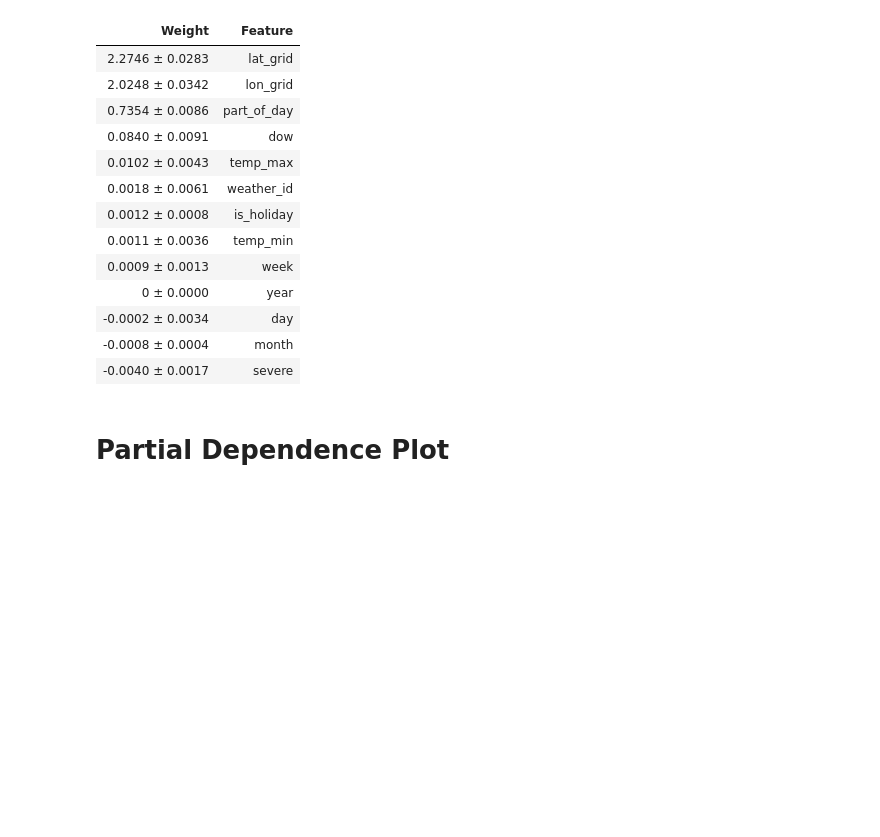
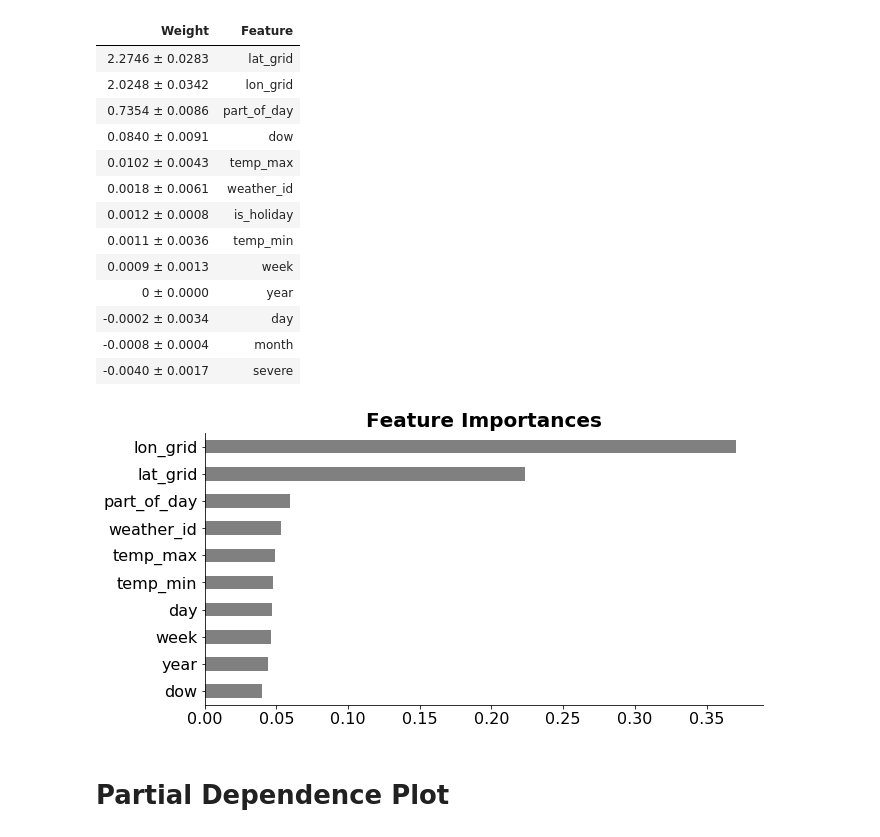
Before and after one commit to BrianThomasRoss/Predictive911, a Jupyter notebook: notebooks/model_and_predictions.ipynb, the cells around one changed output. Saved outputs shown, nothing was run; the diff lists cells and outputs as text; code cells hidden in the pictures; blank space fills up the shorter version.

```diff
--- a/notebooks/model_and_predictions.ipynb
+++ b/notebooks/model_and_predictions.ipynb
@@ -466,6 +487,28 @@ eli5.show_weights(permuter, top=None, feature_names=feature_names)
 | -0.0002 ± 0.0034 | day |
 | -0.0008 ± 0.0004 | month |
 | -0.0040 ± 0.0017 | severe |
+# %%
+rf = pipeline.named_steps['randomforestregressor']
+importances = pd.Series(rf.feature_importances_, X_train.columns)
+
+# Plot feature importances
+n = 10
+fig, ax = plt.subplots(figsize=(10,n/2))
+# ax.figure(figsize=(10,n/2))
+plt.title('Feature Importances',
+          fontsize=20,
+          fontweight='bold')
+
+ax.set_facecolor(color='none')
+
+ax.spines['right'].set_visible(False)
+ax.spines['top'].set_visible(False)
+
+importances.sort_values()[-n:].plot.barh(color='.5',
+                                         fontsize=16
+                                         );
+# %% [output]
+[figure, added]
 # %% [markdown]
 # Partial Dependence Plot
 # %%
```
Also changed, not shown: parts of 5 cells of this notebook.
